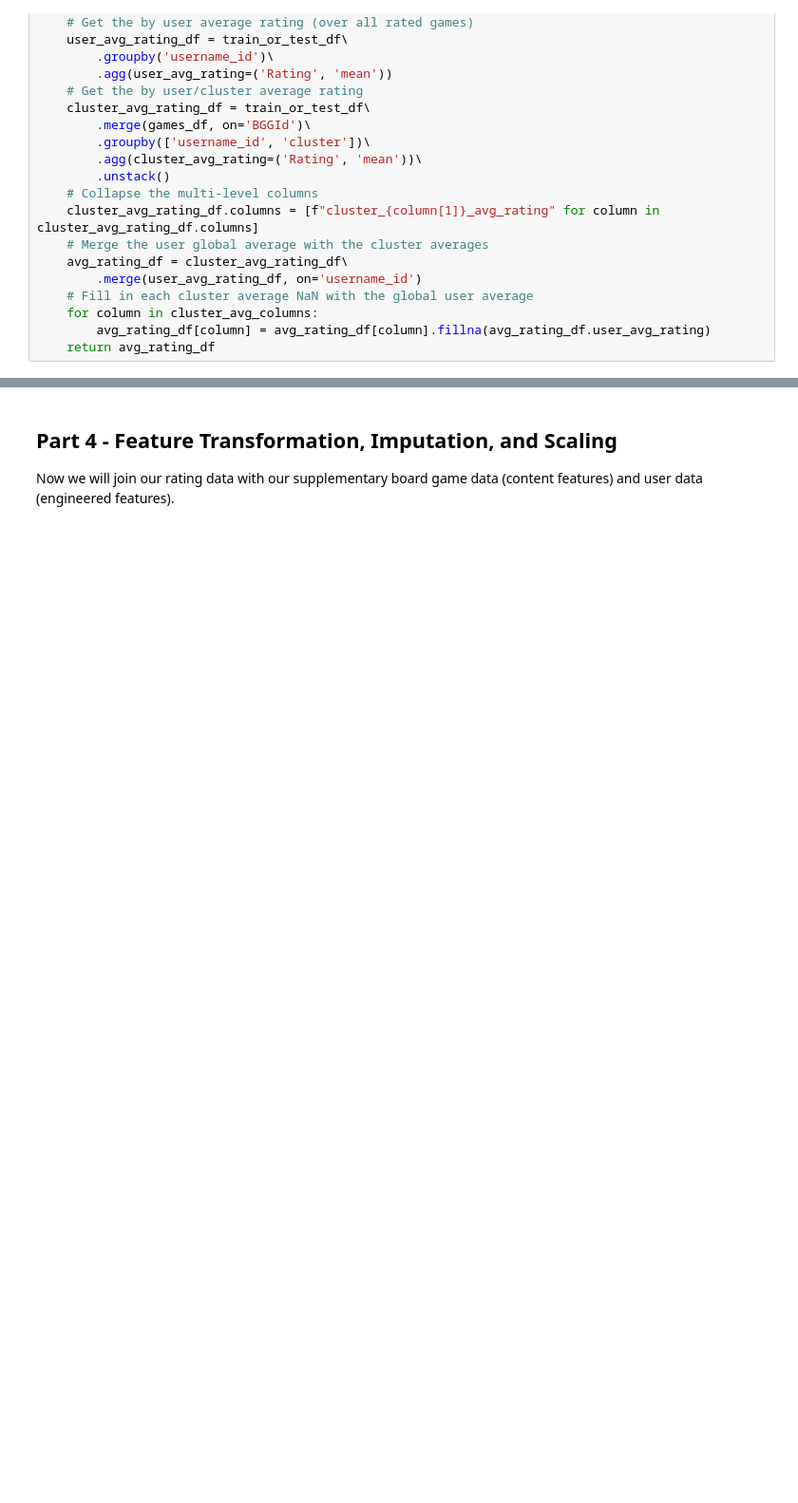
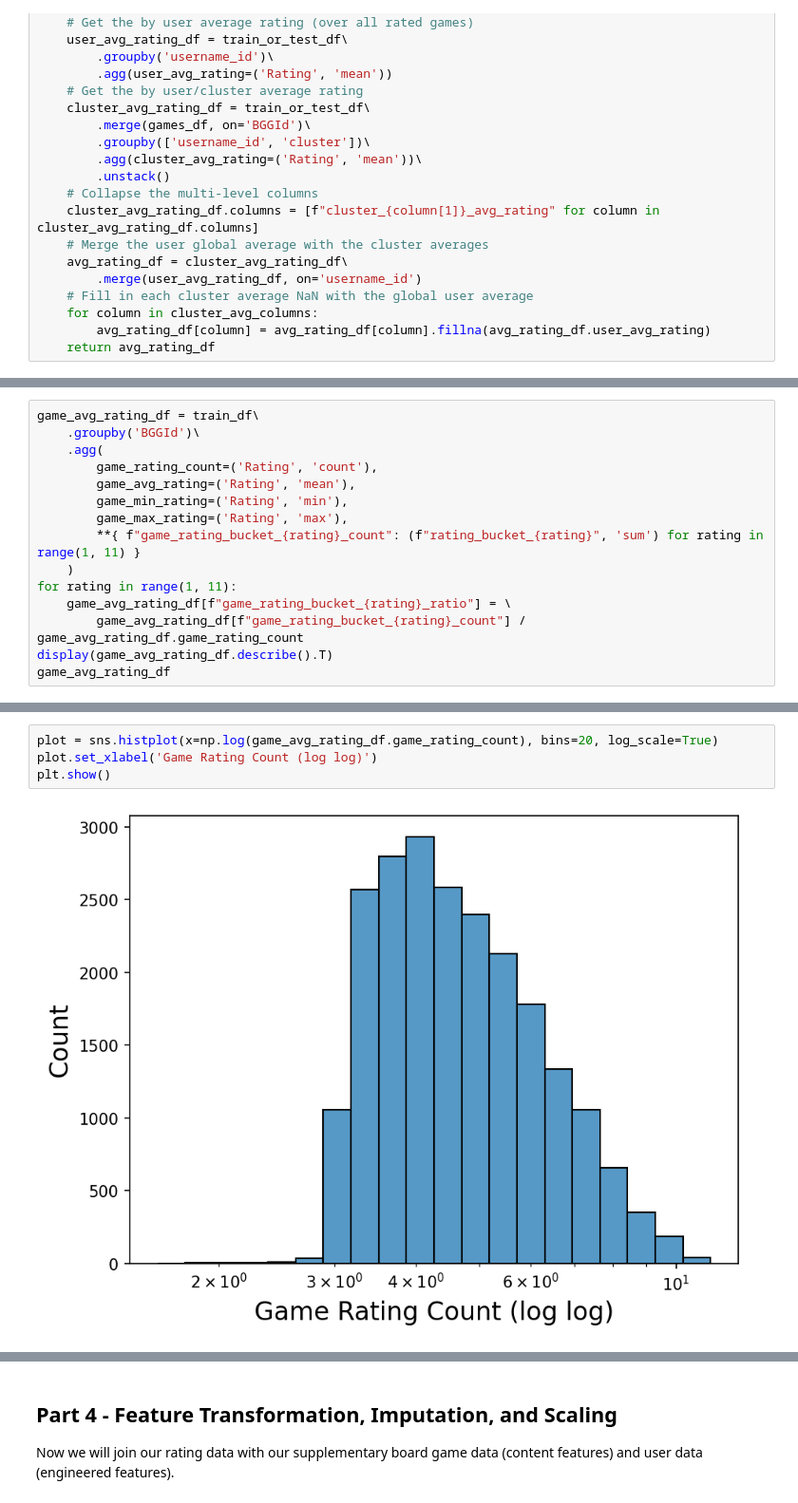
Before and after one commit to jmfb/csc6711-project5, a Jupyter notebook: Project5.ipynb, the cells around one changed output, grey strips where cells are left out. Shown at 95% size. Saved outputs shown, nothing was run; the diff lists cells and outputs as text; blank space fills up the shorter version.

```diff
--- a/Project5.ipynb
+++ b/Project5.ipynb
@@ -448,0 +539,15 @@ train_avg_rating_df
+# %%
+game_avg_rating_df = train_df\
+    .groupby('BGGId')\
+    .agg(
+        game_rating_count=('Rating', 'count'),
+        game_avg_rating=('Rating', 'mean'),
+        game_min_rating=('Rating', 'min'),
+        game_max_rating=('Rating', 'max'),
+        **{ f"game_rating_bucket_{rating}_count": (f"rating_bucket_{rating}", 'sum') for rating in range(1, 11) }
+    )
+for rating in range(1, 11):
+    game_avg_rating_df[f"game_rating_bucket_{rating}_ratio"] = \
+        game_avg_rating_df[f"game_rating_bucket_{rating}_count"] / game_avg_rating_df.game_rating_count
+display(game_avg_rating_df.describe().T)
+game_avg_rating_df
@@ -448,0 +590,6 @@ train_avg_rating_df
+# %%
+plot = sns.histplot(x=np.log(game_avg_rating_df.game_rating_count), bins=20, log_scale=True)
+plot.set_xlabel('Game Rating Count (log log)')
+plt.show()
+# %% [output]
+[figure, added]
```
Also changed, not shown: parts of 16 cells of this notebook.
